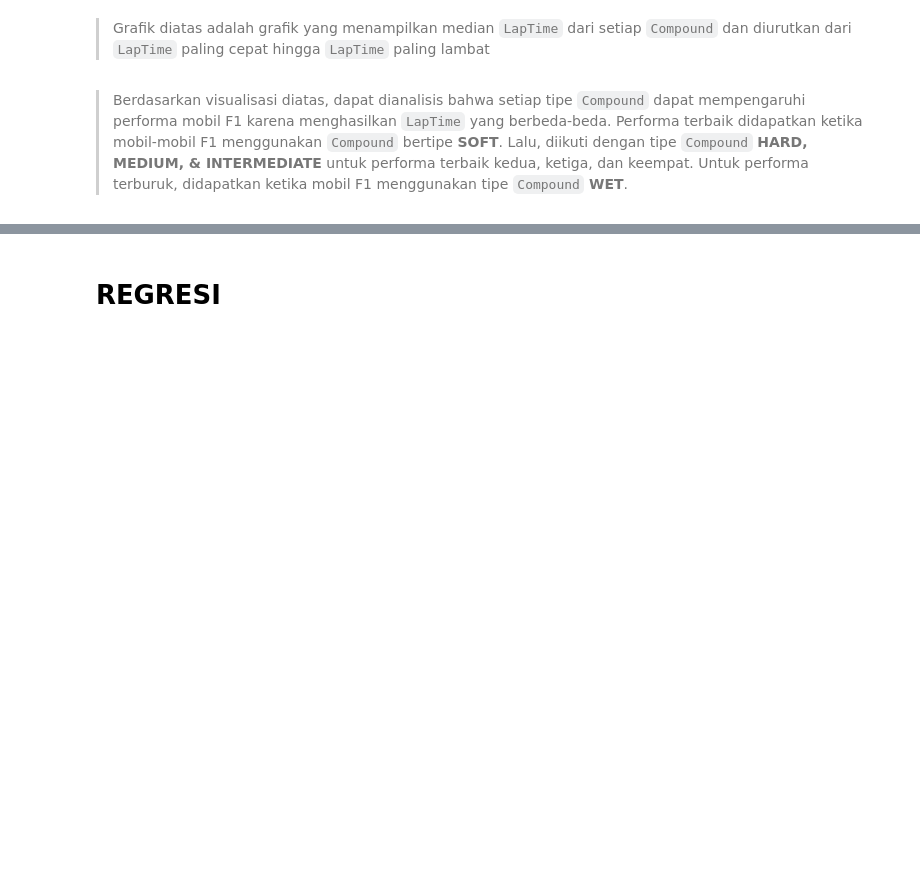
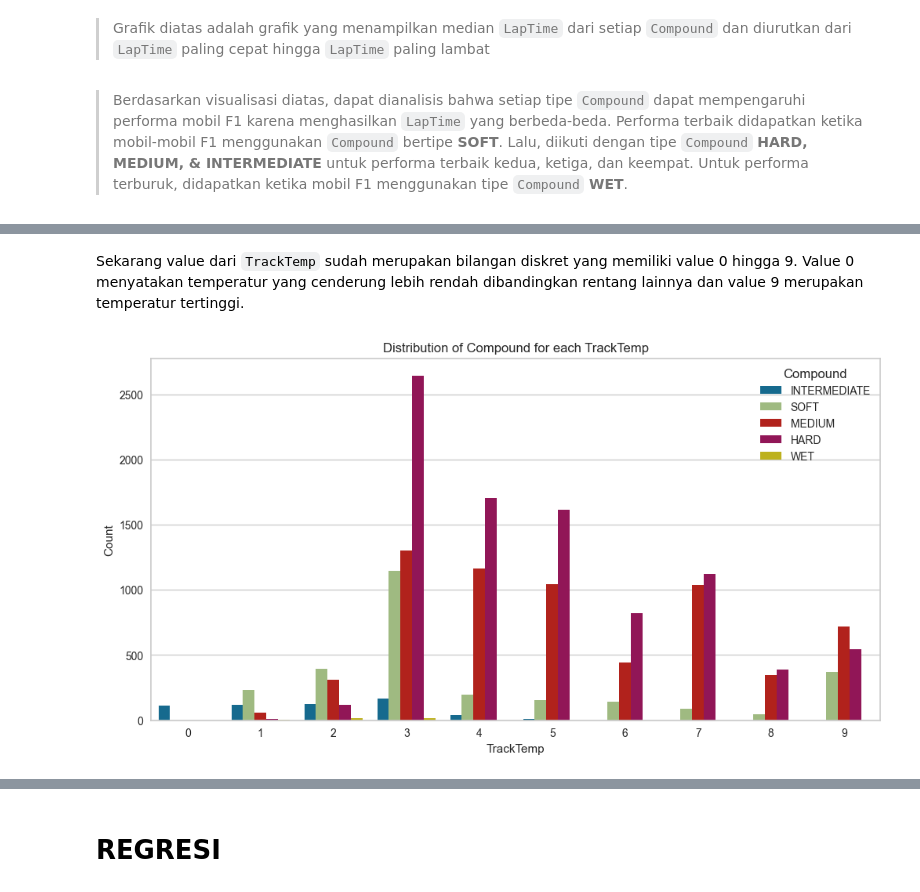
Before and after one commit to F1-biasa-aja/F1-kasdd, a Jupyter notebook: Code_RizkyPrawiraNegoro.ipynb, the cells around one changed output, grey strips where cells are left out. Cells and saved outputs as stored; diff of their text form; code cells hidden in the pictures; blank space fills up the shorter version.

```diff
--- a/Code_RizkyPrawiraNegoro.ipynb
+++ b/Code_RizkyPrawiraNegoro.ipynb
@@ -451,0 +518,3 @@ plt.show()
+# %%
+track_temp_effect['TrackTemp_bin'] = pd.cut(track_temp_effect['TrackTemp'], bins=10, labels=False)
+track_temp_effect
@@ -451,0 +540,13 @@ plt.show()
+# %% [markdown]
+Sekarang value dari `TrackTemp` sudah merupakan bilangan diskret yang memiliki value 0 hingga 9. Value 0 menyatakan temperatur yang cenderung lebih rendah dibandingkan rentang lainnya dan value 9 merupakan temperatur tertinggi.
+# %%
+# Plot distribution dari Compound untuk setiap rentang TrackTemp
+plt.figure(figsize=(12, 6))
+sns.countplot(data=track_temp_effect, x='TrackTemp_bin', hue='Compound_ori')
+plt.title('Distribution of Compound for each TrackTemp')
+plt.xlabel('TrackTemp')
+plt.ylabel('Count')
+plt.legend(title='Compound')
+plt.show()
+# %% [output]
+[figure, added]
```
Also changed, not shown: parts of 12 cells of this notebook, 7 other files.
